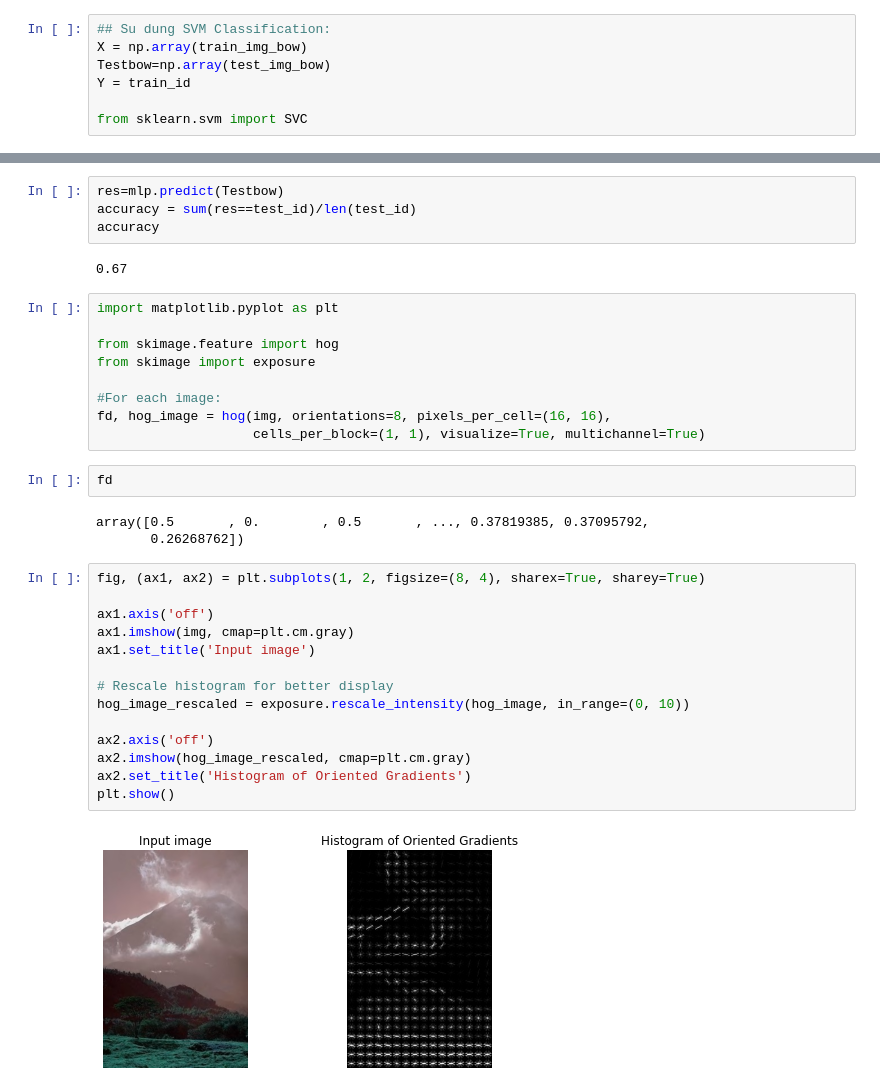
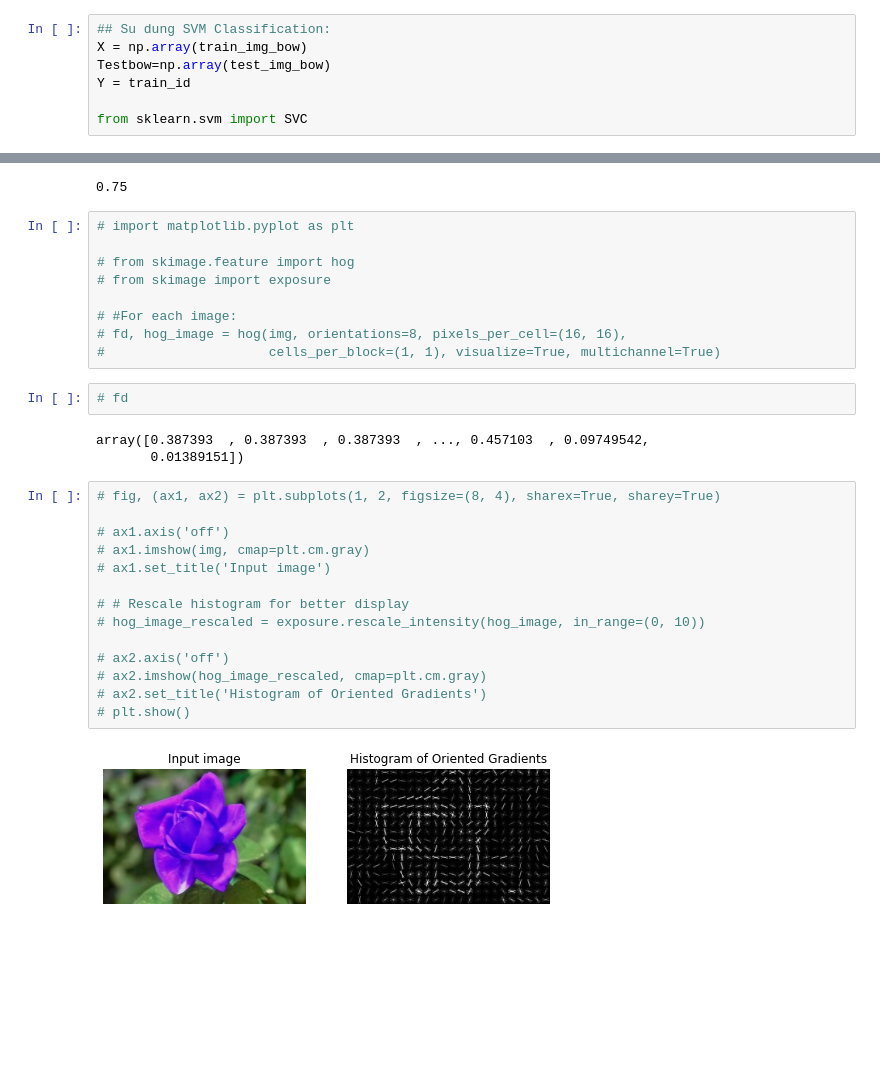
Before and after one commit to lacie-life/MasterStudy, a Jupyter notebook: ComputerVision/BoVW.ipynb, the cells around one changed output, grey strips where cells are left out. Saved outputs shown, nothing was run; the diff lists cells and outputs as text; blank space fills up the shorter version.

```diff
--- a/ComputerVision/BoVW.ipynb
+++ b/ComputerVision/BoVW.ipynb
@@ -208,36 +261,33 @@ MLPClassifier(max_iter=600000, verbose=True)
 # %%
-res=mlp.predict(Testbow)
-accuracy = sum(res==test_id)/len(test_id)
-accuracy
 # %% [output]
-0.67
+0.75
 # %%
-import matplotlib.pyplot as plt
+# import matplotlib.pyplot as plt
 
-from skimage.feature import hog
-from skimage import exposure
+# from skimage.feature import hog
+# from skimage import exposure
 
-#For each image:
-fd, hog_image = hog(img, orientations=8, pixels_per_cell=(16, 16),
-                    cells_per_block=(1, 1), visualize=True, multichannel=True)
+# #For each image:
+# fd, hog_image = hog(img, orientations=8, pixels_per_cell=(16, 16),
+#                     cells_per_block=(1, 1), visualize=True, multichannel=True)
 # %%
-fd
+# fd
 # %% [output]
-array([0.5       , 0.        , 0.5       , ..., 0.37819385, 0.37095792,
-       0.26268762])
+array([0.387393  , 0.387393  , 0.387393  , ..., 0.457103  , 0.09749542,
+       0.01389151])
 # %%
-fig, (ax1, ax2) = plt.subplots(1, 2, figsize=(8, 4), sharex=True, sharey=True)
+# fig, (ax1, ax2) = plt.subplots(1, 2, figsize=(8, 4), sharex=True, sharey=True)
 
-ax1.axis('off')
-ax1.imshow(img, cmap=plt.cm.gray)
-ax1.set_title('Input image')
+# ax1.axis('off')
+# ax1.imshow(img, cmap=plt.cm.gray)
+# ax1.set_title('Input image')
 
-# Rescale histogram for better display
-hog_image_rescaled = exposure.rescale_intensity(hog_image, in_range=(0, 10))
+# # Rescale histogram for better display
+# hog_image_rescaled = exposure.rescale_intensity(hog_image, in_range=(0, 10))
 
-ax2.axis('off')
-ax2.imshow(hog_image_rescaled, cmap=plt.cm.gray)
-ax2.set_title('Histogram of Oriented Gradients')
-plt.show()
+# ax2.axis('off')
+# ax2.imshow(hog_image_rescaled, cmap=plt.cm.gray)
+# ax2.set_title('Histogram of Oriented Gradients')
+# plt.show()
 # %% [output]
-[figure, old version]
+[figure, new version]
```
Also changed, not shown: parts of 20 cells of this notebook.
